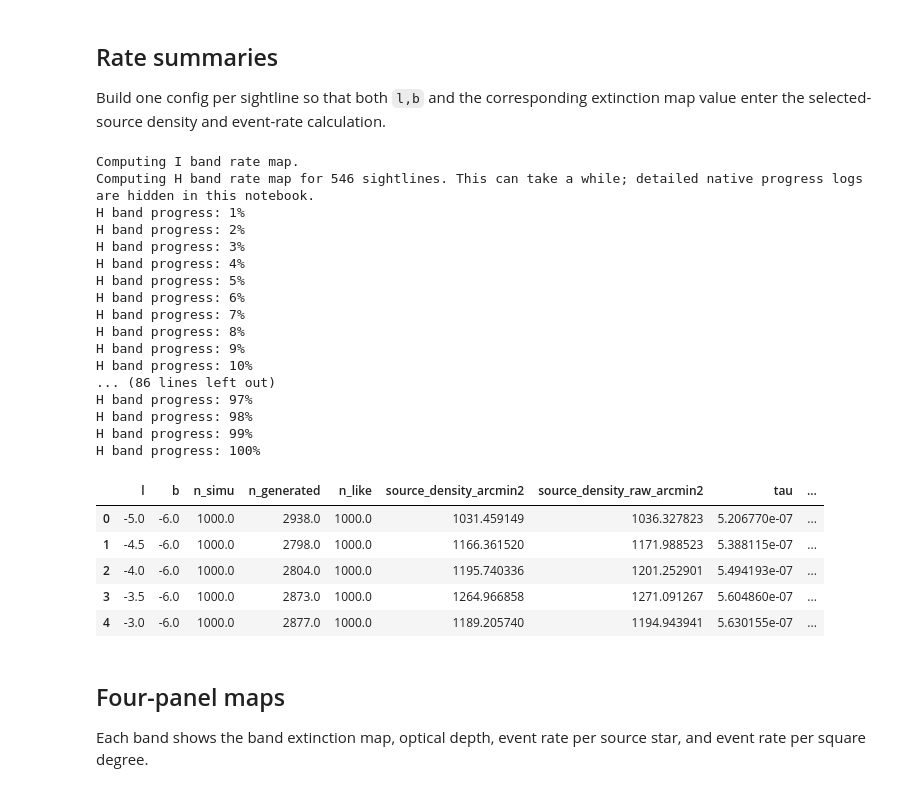
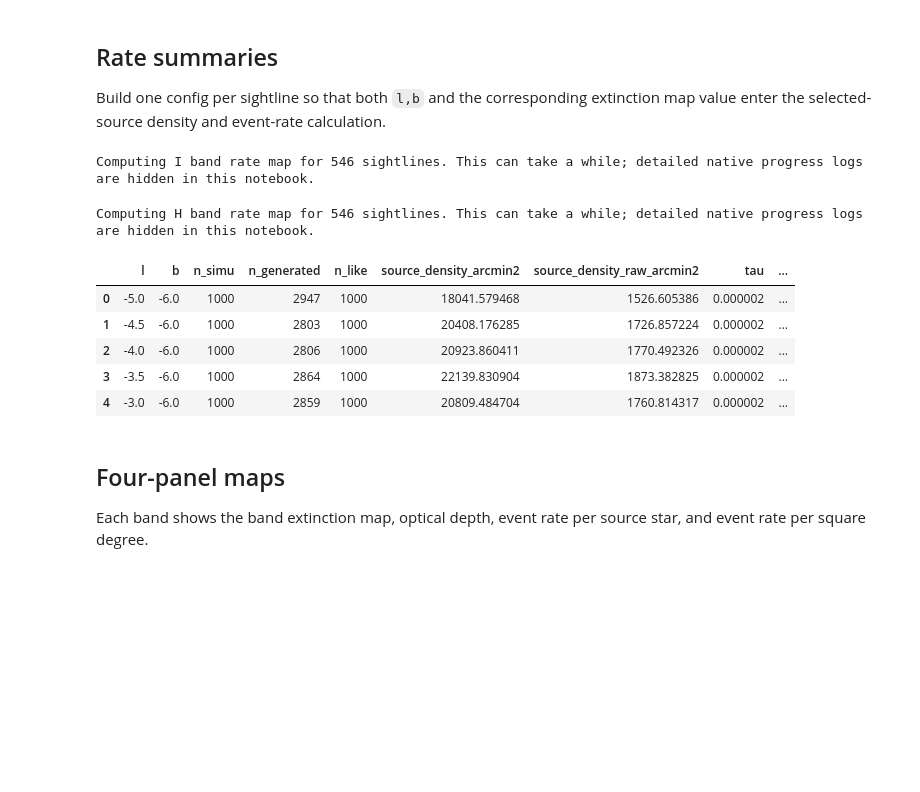
Before and after one commit to nkoshimoto/genulens, a Jupyter notebook: examples/rate_summary_map.ipynb, the cells around one changed output. Cells and saved outputs as stored; diff of their text form; code cells hidden in the pictures; blank space fills up the shorter version.

```diff
--- a/examples/rate_summary_map.ipynb
+++ b/examples/rate_summary_map.ipynb
@@ -12,6 +12,11 @@ from pathlib import Path
 import os
 import sys
 from contextlib import contextmanager
+
+try:
+    from tqdm.auto import tqdm
+except ImportError:
+    tqdm = None
 
 import numpy as np
 import pandas as pd
@@ -54,7 +59,9 @@ BANDS = {
         "label": "I band",
         "min_mag": 14.0,
         "max_mag": 21.0,
-        "mode": "classic",
+        "mode": "isochrone",
+        "band": "Imag",
+        "photometry": "prime",
         "selection_label": r"$14 \leq I_S \leq 21$",
         "extinction_attr": "Imag",
         "extinction_label": r"$A_{I,RC}$ [mag]",
@@ -186,61 +193,44 @@ def rate_summary_row(summary):
 
 
 def compute_rate_summaries_with_progress(configs, label):
     total = len(configs)
     rows = []
-    next_percent = 1
     print(
         f"Computing {label} rate map for {total} sightlines. "
         "This can take a while; detailed native progress logs are hidden in this notebook."
     )
+    iterator = configs
+    if tqdm is not None:
+        iterator = tqdm(configs, total=total, desc=f"{label} sightlines", unit="sightline")
     with suppress_native_stderr():
-        for index, cfg in enumerate(configs, start=1):
+        for cfg in iterator:
             rows.append(rate_summary_row(genulens.compute_rate_summary(cfg)))
-            percent = int(index * 100 / total)
-            while next_percent <= percent:
-                print(f"{label} progress: {next_percent}%", flush=True)
-                next_percent += 1
     return pd.DataFrame(rows, columns=RATE_SUMMARY_COLUMNS)
 
 
 def compute_band_rate_map(band_key):
     spec = BANDS[band_key]
     configs = [config_for_sightline(l, b, band_key) for b in b_values for l in l_values]
     if spec["mode"] == "isochrone":
         df = compute_rate_summaries_with_progress(configs, spec["label"])
     else:
         print(f"Computing {spec['label']} rate map.")
         result = genulens.compute_rate_summaries(configs)
         df = pd.DataFrame(result.to_numpy(), columns=result.columns)
     df["band"] = band_key
     return df
 
 rate_maps = {band_key: compute_band_rate_map(band_key) for band_key in BANDS}
 rate_maps["I"].head()
 # %% [output]
-Computing I band rate map.
-Computing H band rate map for 546 sightlines. This can take a while; detailed native progress logs are hidden in this notebook.
-H band progress: 1%
-H band progress: 2%
-H band progress: 3%
-H band progress: 4%
-H band progress: 5%
-H band progress: 6%
-H band progress: 7%
-H band progress: 8%
-H band progress: 9%
-H band progress: 10%
-... (86 lines left out)
-H band progress: 97%
-H band progress: 98%
-H band progress: 99%
-H band progress: 100%
+Computing I band rate map for 546 sightlines. This can take a while; detailed native progress logs are hidden in this notebook.
+Computing H band rate map for 546 sightlines. This can take a while; detailed native progress logs are hidden in this notebook.
 |  | l | b | n_simu | n_generated | n_like | source_density_arcmin2 | source_density_raw_arcmin2 | tau | ... |
-| 0 | -5.0 | -6.0 | 1000.0 | 2938.0 | 1000.0 | 1031.459149 | 1036.327823 | 5.206770e-07 | ... |
-| 1 | -4.5 | -6.0 | 1000.0 | 2798.0 | 1000.0 | 1166.361520 | 1171.988523 | 5.388115e-07 | ... |
-| 2 | -4.0 | -6.0 | 1000.0 | 2804.0 | 1000.0 | 1195.740336 | 1201.252901 | 5.494193e-07 | ... |
-| 3 | -3.5 | -6.0 | 1000.0 | 2873.0 | 1000.0 | 1264.966858 | 1271.091267 | 5.604860e-07 | ... |
-| 4 | -3.0 | -6.0 | 1000.0 | 2877.0 | 1000.0 | 1189.205740 | 1194.943941 | 5.630155e-07 | ... |
+| 0 | -5.0 | -6.0 | 1000 | 2947 | 1000 | 18041.579468 | 1526.605386 | 0.000002 | ... |
+| 1 | -4.5 | -6.0 | 1000 | 2803 | 1000 | 20408.176285 | 1726.857224 | 0.000002 | ... |
+| 2 | -4.0 | -6.0 | 1000 | 2806 | 1000 | 20923.860411 | 1770.492326 | 0.000002 | ... |
+| 3 | -3.5 | -6.0 | 1000 | 2864 | 1000 | 22139.830904 | 1873.382825 | 0.000002 | ... |
+| 4 | -3.0 | -6.0 | 1000 | 2859 | 1000 | 20809.484704 | 1760.814317 | 0.000002 | ... |
 # %% [markdown]
 ## Four-panel maps
 
```
Also changed, not shown: parts of 5 cells of this notebook.
